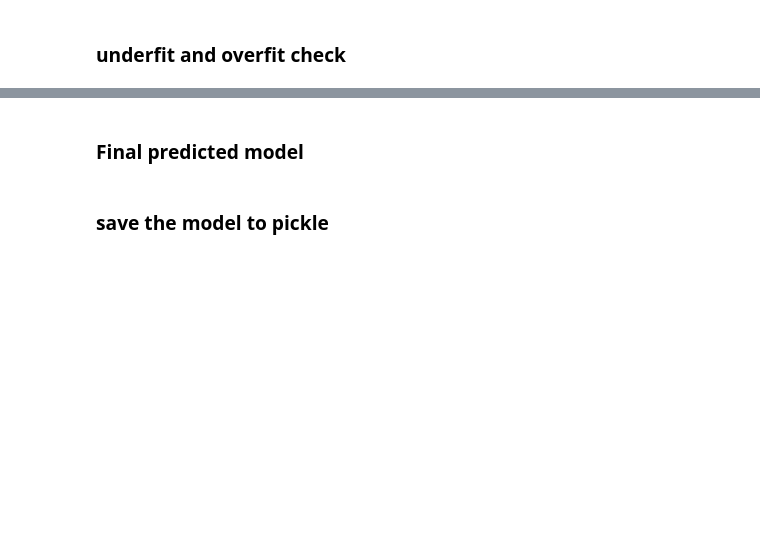
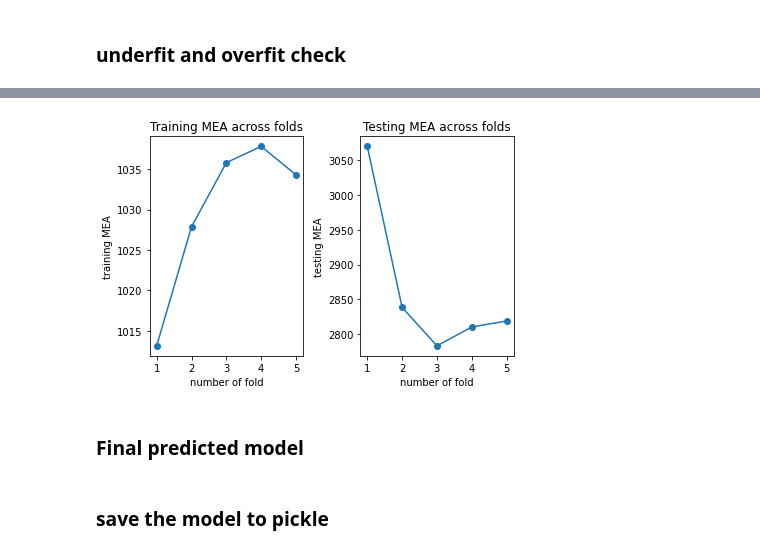
Before and after one commit to RodzanIskandar/Used_Craiglist_Car_Price_Prediction, a Jupyter notebook: machine learning model.ipynb, the cells around one changed output, grey strips where cells are left out. Drawn from its saved outputs; the diff is of its cells as text; code cells hidden in the pictures; blank space fills up the shorter version.

```diff
--- a/machine learning model.ipynb
+++ b/machine learning model.ipynb
@@ -200,3 +262,41 @@ best_score: 0.7724885116915412
+# %%
+def fit_check(model, kfolds):
+
+    from sklearn.model_selection import KFold
+    from sklearn.metrics import mean_absolute_error
+
+    kf = KFold(n_splits=kfolds)
+    list_training_error = []
+    list_testing_error = []
+    for train_index, test_index in kf.split(X):
+        X_train, X_test = X[train_index], X[test_index]
+        y_train, y_test = y[train_index], y[test_index]
+        model.fit(X_train, y_train)
+        y_train_data_pred = model.predict(X_train)
+        y_test_data_pred = model.predict(X_test)
+        fold_training_error = mean_absolute_error(y_train, y_train_data_pred)
+        fold_testing_error = mean_absolute_error(y_test, y_test_data_pred)
+        list_training_error.append(fold_training_error)
+        list_testing_error.append(fold_testing_error)
+
+    plt.subplot(1,2,1)
+    plt.plot(range(1, kf.get_n_splits() + 1), np.array(list_training_error).ravel(), 'o-')
+    plt.xlabel('number of fold')
+    plt.ylabel('training MEA')
+    plt.title('Training MEA across folds')
+    plt.tight_layout()
+
+    plt.subplot(1,2,2)
+    plt.plot(range(1, kf.get_n_splits() + 1), np.array(list_testing_error).ravel(), 'o-')
+    plt.xlabel('number of fold')
+    plt.ylabel('testing MEA')
+    plt.title('Testing MEA across folds')
+    plt.tight_layout()
+    plt.show()
+# %%
+fit_check(rf, 5)
+# %% [output]
+[figure, added]
 # %% [markdown]
 ### Final predicted model
 # %% [markdown]
```
Also changed, not shown: parts of 16 cells of this notebook.
